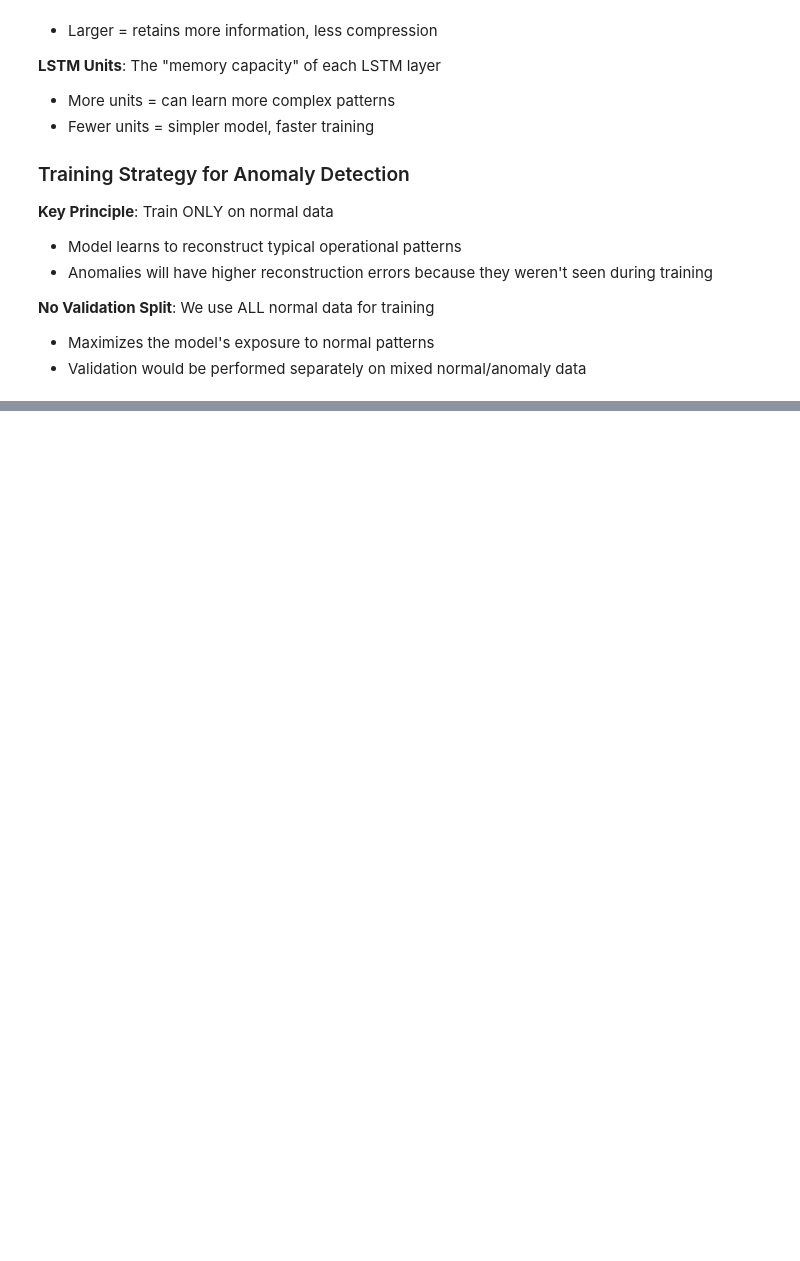
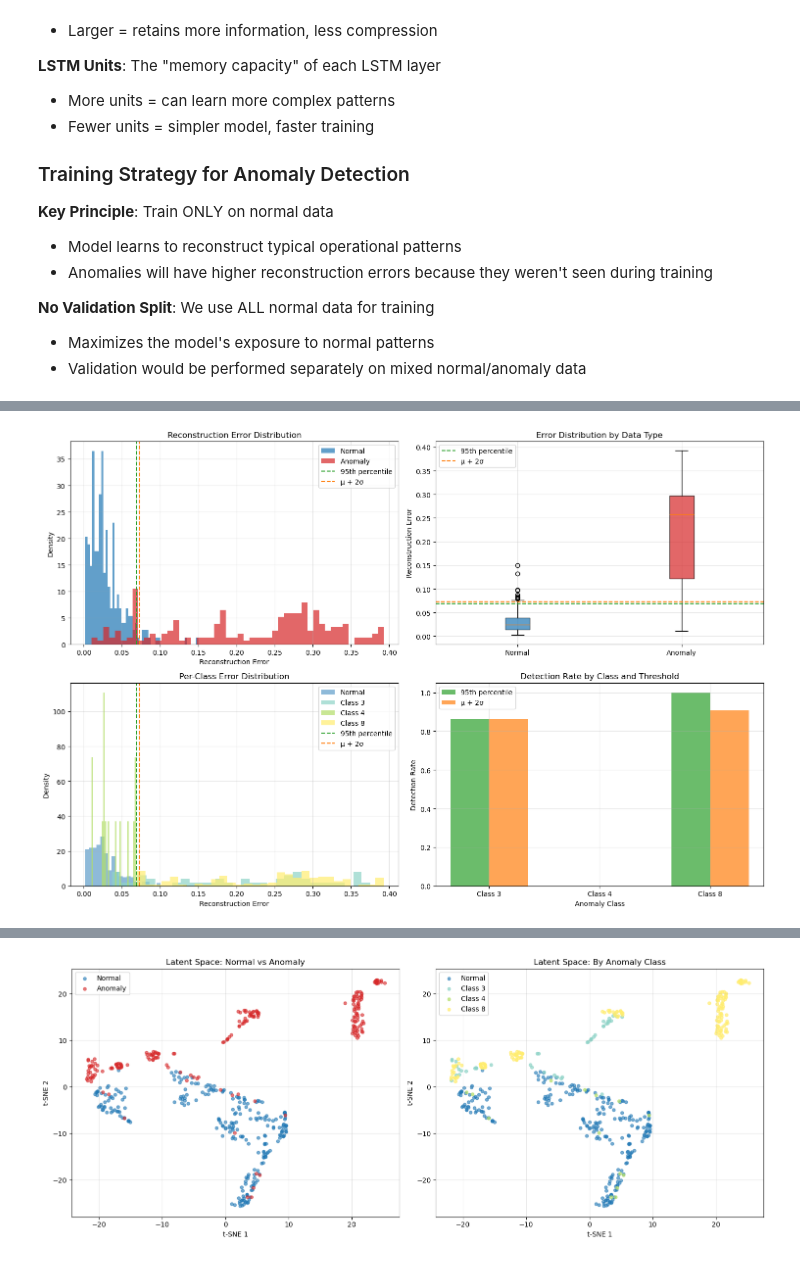
Before and after one commit to petrobras/3W, a Jupyter notebook: resources/introduction_to_ml_applied_to_mts/3_introduction_to_unsupervised_learning.ipynb, the cells around one changed output, grey strips where cells are left out. Saved outputs shown, nothing was run; the diff lists cells and outputs as text; code cells hidden in the pictures; blank space fills up the shorter version.

```diff
--- a/resources/introduction_to_ml_applied_to_mts/3_introduction_to_unsupervised_learning.ipynb
+++ b/resources/introduction_to_ml_applied_to_mts/3_introduction_to_unsupervised_learning.ipynb
@@ -1398,0 +721,77 @@ Detailed     32           128          High-capacity model       🎯 Detailed,
+# %%
+# Detailed Analysis: Reconstruction Errors and Latent Space
+if evaluation_complete and fold_results:
+    # Find best performing fold for detailed analysis
+    valid_folds = {k: v for k, v in fold_results.items() if v is not None}
+
+    if valid_folds:
+        best_fold = max(valid_folds.items(), key=lambda x: x[1]['overall_accuracy'])
+        best_fold_name, best_result = best_fold
+
+        print(f"🏆 Best Performing Fold: {best_fold_name}")
+        print(f"   • Overall accuracy: {best_result['overall_accuracy']:.3f}")
+        print(f"   • Normal accuracy: {best_result['normal_accuracy']:.3f}")
+        print(f"   • Anomaly accuracy: {best_result['anomaly_accuracy']:.3f}")
+
+        # Get the best fold's data for detailed analysis
+        best_fold_data = fold_data[best_fold_name]
+        test_normal_best = best_fold_data['test_normal']
+        test_anomaly_best = best_fold_data['test_anomaly']
+        test_anomaly_classes_best = best_fold_data['test_anomaly_classes']
+
+        # Re-train autoencoder on best fold for visualization
+        print(f"\nRe-training autoencoder on {best_fold_name} for detailed analysis...")
+
+        # Build autoencoder
+        autoencoder_best = StableLSTMAutoencoder(
+            time_steps=best_fold_data['data_info']["time_steps"],
+            n_features=best_fold_data['data_info']["n_features"],
+            latent_dim=32,
+            lstm_units=64,
+        )
+        model_best = autoencoder_best.build_model()
+
+        # Train
+        training_success = autoencoder_best.train(
+            train_data=best_fold_data['train_normal'],
+            val_data=None,
+            epochs=20,
+            batch_size=32,
+            verbose=0,
+        )
+
+        if training_success:
+            # Compute reconstruction errors
+            detector_best = AnomalyDetector()
+            normal_errors_best, anomaly_errors_best = detector_best.compute_reconstruction_errors(
+                autoencoder=autoencoder_best,
+                normal_data=test_normal_best,
+                anomaly_data=test_anomaly_best
+            )
+
+            # Visualize reconstruction errors with thresholds
+            print(f"\n📊 Reconstruction Error Analysis for {best_fold_name}")
+            visualizer.plot_reconstruction_errors(
+                normal_errors_best,
+                anomaly_errors_best,
+                test_anomaly_classes_best,
+                threshold_percentile=95,
+                threshold_std_multiplier=2
+            )
+
+            # Visualize latent space with t-SNE
+            print(f"\n🗺️ Latent Space Analysis for {best_fold_name}")
+            visualizer.plot_latent_space_tsne(
+                autoencoder_best,
+                test_normal_best,
+                test_anomaly_best,
+                test_anomaly_classes_best,
+                max_samples=800,
+                perplexity=30
+            )
+        else:
+            print("Failed to train autoencoder for detailed analysis")
+
+else:
+    print("No results available for detailed analysis")
+# %% [output]
@@ -1398,0 +815 @@ Detailed     32           128          High-capacity model       🎯 Detailed,
+[figure, added]
@@ -1398,0 +832 @@ Detailed     32           128          High-capacity model       🎯 Detailed,
+[figure, added]
```
Also changed, not shown: parts of 41 cells of this notebook, 6 other files.
